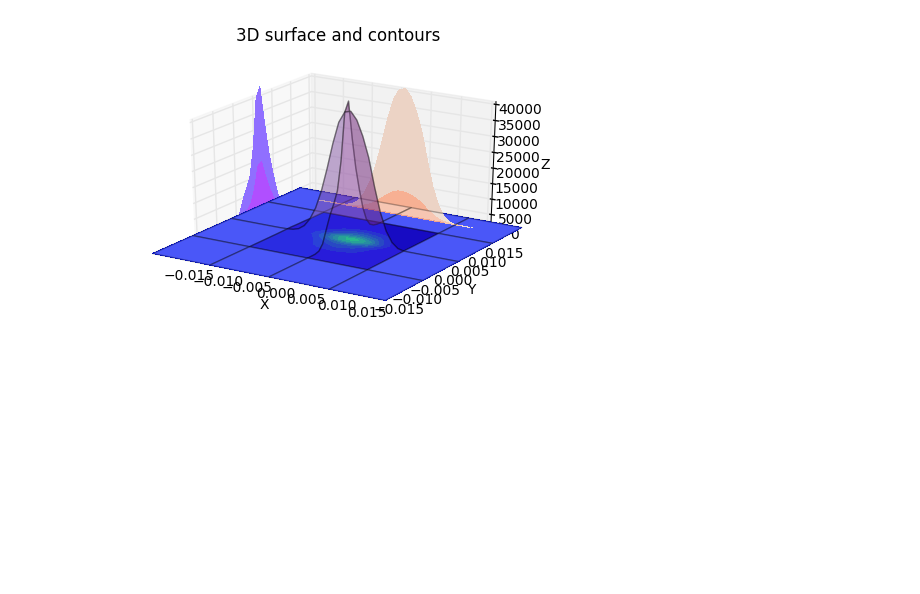
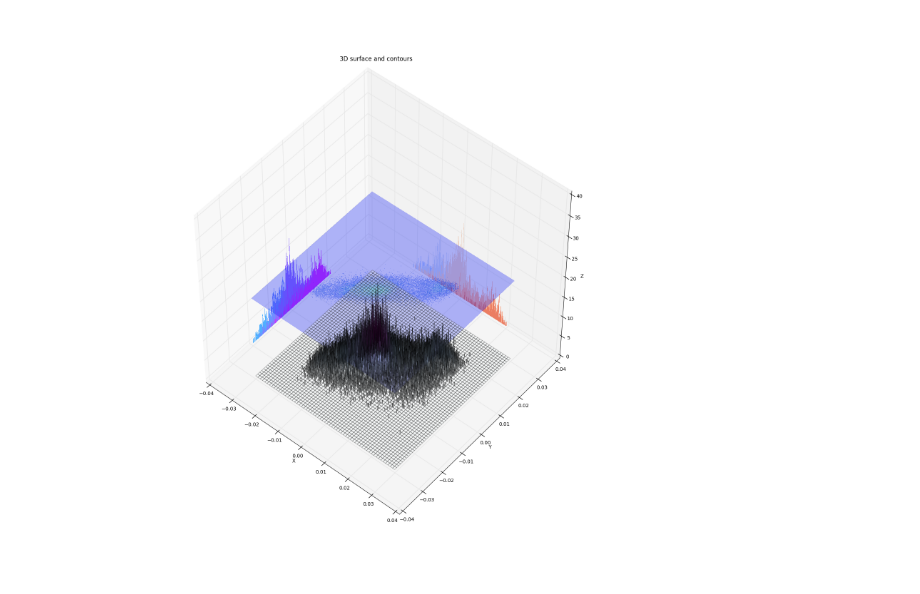
Before and after one commit to abhisheietk/correlate, a Jupyter notebook: Untitled5.ipynb, the cells around one changed output. Saved outputs shown, nothing was run; the diff lists cells and outputs as text; code cells hidden in the pictures; blank space fills up the shorter version.

```diff
--- a/Untitled5.ipynb
+++ b/Untitled5.ipynb
@@ -221,11 +223,0 @@ plt.show()
-# %%
-#print(a)
-bins = np.arange(-0.02, 0.02, 0.001)
-#print(bins)
-aDig = np.digitize(a, bins)
-bDig = np.digitize(b, bins)
-Z = np.zeros((len(bins), len(bins)))
-X = bins
-Y = bins
-for i,j in zip(aDig, bDig):
-    Z[i][j] += 1
@@ -244,6 +226,9 @@ from mpl_toolkits.mplot3d import Axes3D
 from matplotlib import cm
 import matplotlib.pyplot as plt
 import numpy as np
+bins = np.arange(-0.03, 0.03, 0.0001)
+aDig = np.digitize(x[:200000-5000], bins)
+bDig = np.digitize(y[syncPoint:200000-5000+syncPoint], bins)
 Z = np.zeros((len(bins), len(bins)))
 X = bins
 Y = bins
@@ -251,41 +236,42 @@ for i,j in zip(aDig, bDig):
     Z[i][j] += 1
 
 X, Y = np.meshgrid(X, Y)
-fig = plt.figure()
+fig = plt.figure(figsize=(20,20))
 ax = fig.gca(projection='3d')         # set the 3d axes
+
 ax.plot_surface(X, Y, Z,
                 #rstride=3,
                 #cstride=3,
                 alpha=0.3,            # transparency of the surface
                 cmap=cm.BuPu)
 
 cset = ax.contourf(X, Y, Z,
                    zdir='z',          # direction to project the contour
-                   offset=0,        # how "far" render the contour map
+                   offset=20,        # how "far" render the contour map
+                   alpha=0.3,
                    cmap=cm.winter)    # winter colour map
 
 cset = ax.contourf(X, Y, Z,
                    zdir='x',
-                   offset=-0.015,
+                   offset=-0.04,
                    cmap=cm.cool)
 
 cset = ax.contourf(X, Y, Z,
                    zdir='y',
-                   offset=0.015,
+                   offset=0.04,
                    cmap=cm.coolwarm)
-
 ax.set_xlabel('X')
-ax.set_xlim(-0.015, 0.015)
+ax.set_xlim(-0.04, 0.04)
 ax.set_ylabel('Y')
-ax.set_ylim(-0.015, 0.015)
+ax.set_ylim(-0.04, 0.04)
 ax.set_zlabel('Z')
-ax.set_zlim(0, 40000)
+ax.set_zlim(0, 40)
 
 ax.set_title('3D surface and contours', va='bottom')
 
-ax.view_init(elev=25, azim=-58)           # elevation and angle
+ax.view_init(elev=50, azim=-50)           # elevation and angle
 ax.dist=12                                # distance
 
 plt.show()
 # %% [output]
-[figure, old version]
+[figure, new version]
```
Also changed, not shown: parts of 17 cells of this notebook, 3 other files.
